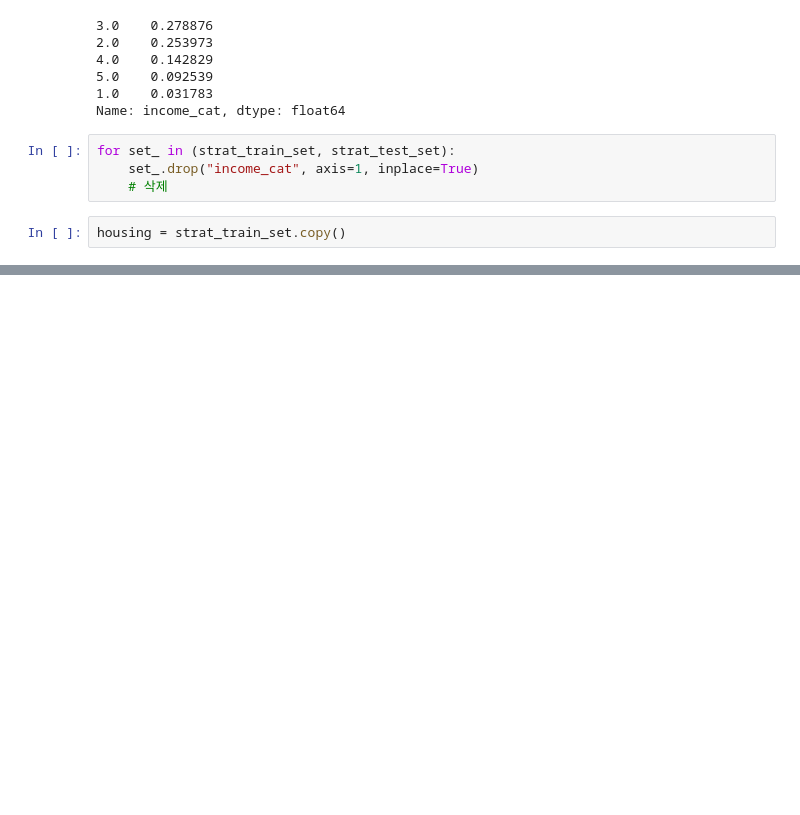
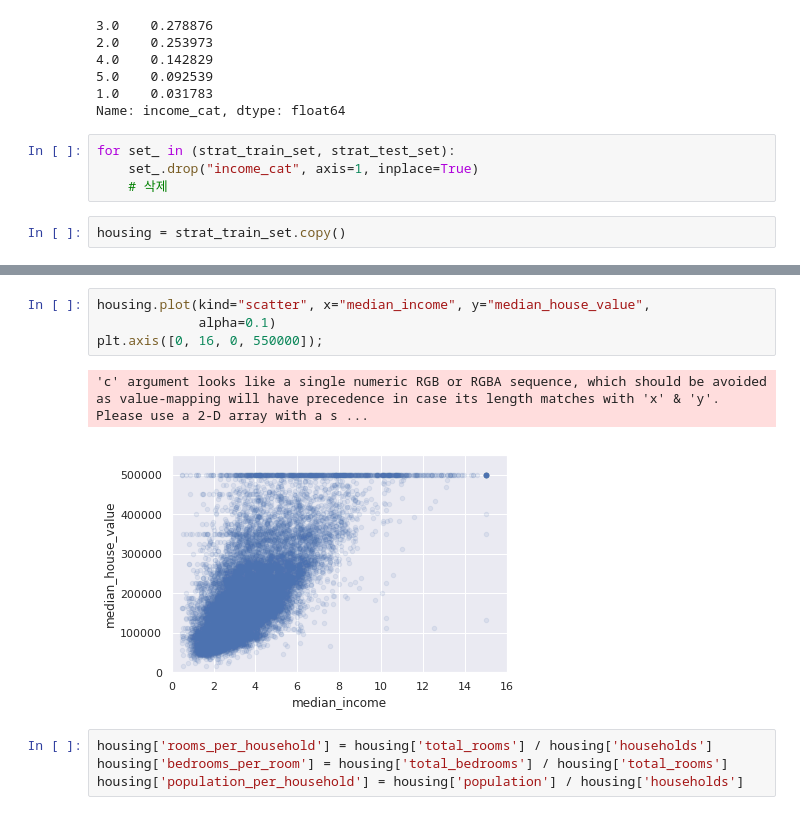
Before and after one commit to gtpgg1013/AI_docs, a Jupyter notebook: part4-ML/MLpy/Ex_housing.ipynb, the cells around one changed output, grey strips where cells are left out. Cells and saved outputs as stored; diff of their text form; blank space fills up the shorter version.

```diff
--- a/part4-ML/MLpy/Ex_housing.ipynb
+++ b/part4-ML/MLpy/Ex_housing.ipynb
@@ -151,0 +236,11 @@ ax.set(xlabel='경도', ylabel='위도')
+# %%
+housing.plot(kind="scatter", x="median_income", y="median_house_value",
+             alpha=0.1)
+plt.axis([0, 16, 0, 550000]);
+# %% [output]
+'c' argument looks like a single numeric RGB or RGBA sequence, which should be avoided as value-mapping will have precedence in case its length matches with 'x' & 'y'.  Please use a 2-D array with a s ...
+[figure, added]
+# %%
+housing['rooms_per_household'] = housing['total_rooms'] / housing['households']
+housing['bedrooms_per_room'] = housing['total_bedrooms'] / housing['total_rooms']
+housing['population_per_household'] = housing['population'] / housing['households']
```
Also changed, not shown: parts of 76 cells of this notebook, 5 other files.
